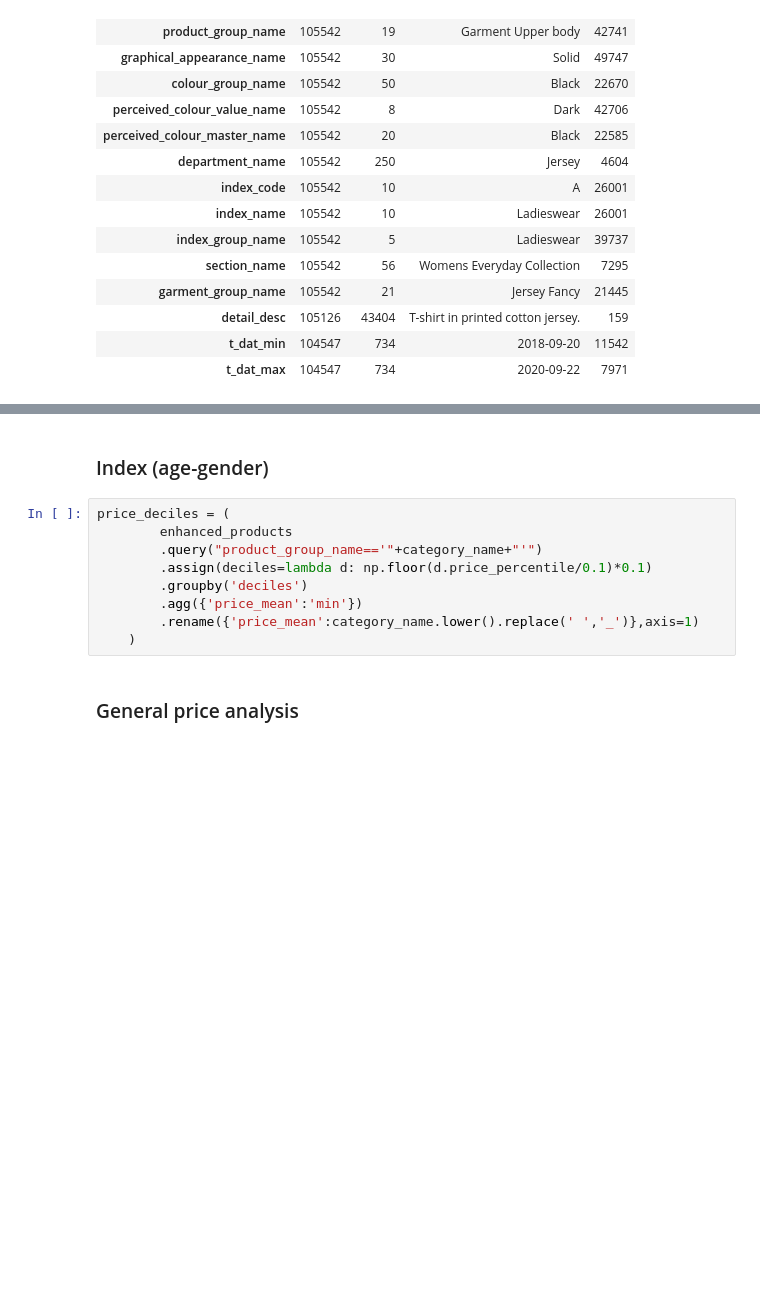
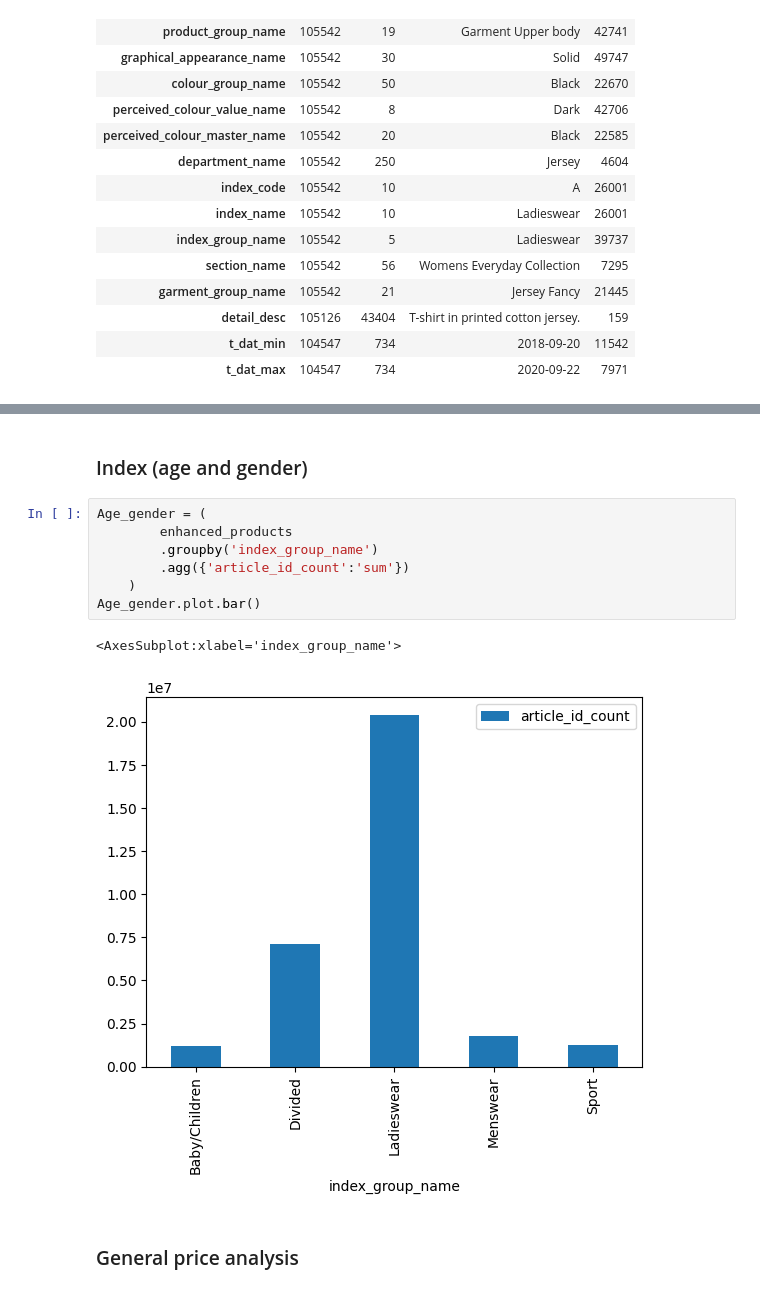
Before and after one commit to fredmulligan/h_and_m, a Jupyter notebook: products_analysis.ipynb, the cells around one changed output, grey strips where cells are left out. Cells and saved outputs as stored; diff of their text form; blank space fills up the shorter version.

```diff
--- a/products_analysis.ipynb
+++ b/products_analysis.ipynb
@@ -61,16 +61,17 @@ enhanced_products.describe(include="number").T
 | article_id_count | 105542.0 | 3.011912e+02 | 7.880753e+02 | 0.000000e+00 | 1.300000e+01 | 6.300000e+01 | 2.820000e+02 | 5.028700e+04 |
 | price_percentile | 104547.0 | 5.002917e-01 | 2.886898e-01 | 7.168459e-05 | 2.502815e-01 | 5.002157e-01 | 7.501861e-01 | 1.000000e+00 |
 # %% [markdown]
-### Index (age-gender)
+### Index (age and gender)
 # %%
-price_deciles = (
+Age_gender = (
         enhanced_products
-        .query("product_group_name=='"+category_name+"'")
-        .assign(deciles=lambda d: np.floor(d.price_percentile/0.1)*0.1)
-        .groupby('deciles')
-        .agg({'price_mean':'min'})
-        .rename({'price_mean':category_name.lower().replace(' ','_')},axis=1)
+        .groupby('index_group_name')
+        .agg({'article_id_count':'sum'})
     )
+Age_gender.plot.bar()
+# %% [output]
+<AxesSubplot:xlabel='index_group_name'>
+[figure, added]
 # %% [markdown]
 ### General price analysis
 # %%
```
Also changed, not shown: parts of 6 cells of this notebook, 1 other file.
